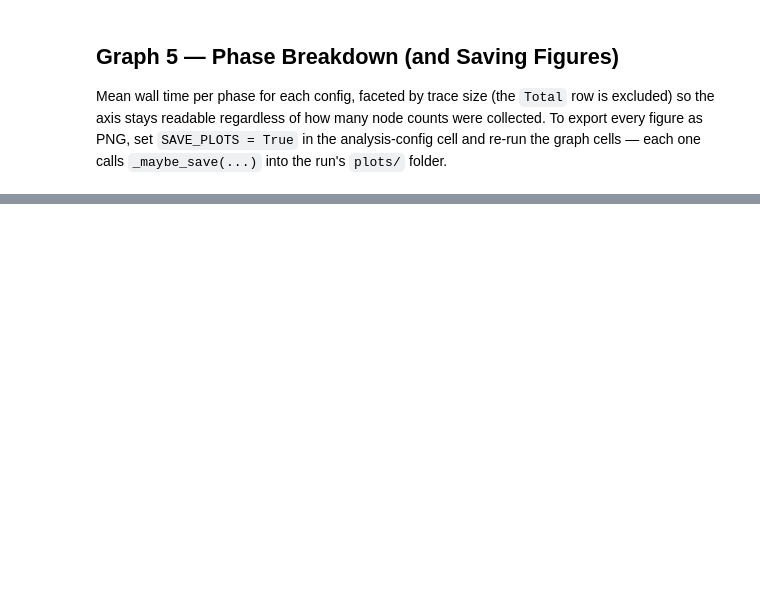
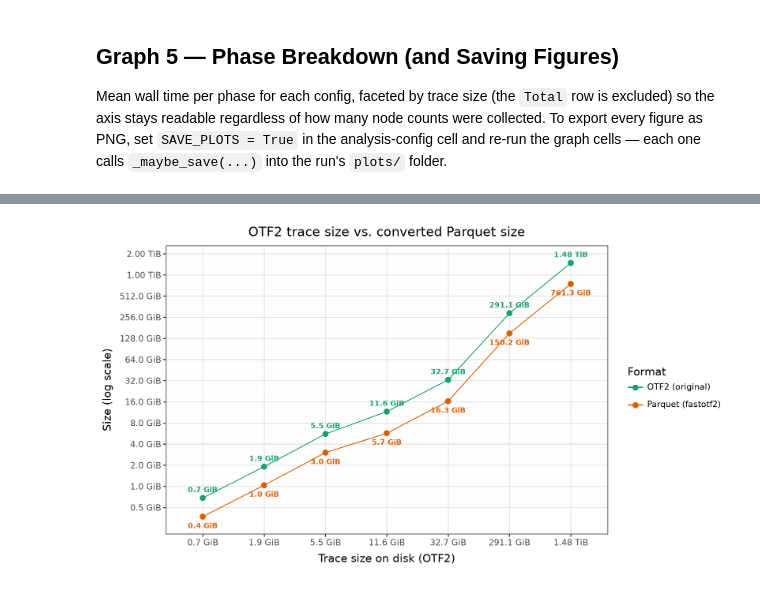
Before and after one commit to hpc-ai-adv-dev/fastotf2, a Jupyter notebook: workflows/scaling/converter-scaling-new.ipynb, the cells around one changed output, grey strips where cells are left out. Saved outputs shown, nothing was run; the diff lists cells and outputs as text; code cells hidden in the pictures; blank space fills up the shorter version.

Commit message:
Add new ampere comparison notebook
Signed-off-by: Shreyas Khandekar <60454060+ShreyasKhandekar@users.noreply.github.com>

```diff
--- a/workflows/scaling/converter-scaling-new.ipynb
+++ b/workflows/scaling/converter-scaling-new.ipynb
@@ -244,9 +267,9 @@ TRACE_FILE = "traces.otf2"            # file within each trace directory
 # 1024**3, cached to trace_sizes.json (sizes are fixed, so this runs once).
 trace_sizes_gib = workflows.measure_trace_sizes_gib(TRACE_INPUTS, RUN_DIR / "trace_sizes.json")
 
-# Register trace dirs with the e4s-cl profile (so the container can read them).
+# Register trace dirs with THIS notebook's profile (by name), so the container can read them.
 for path in TRACE_INPUTS.values():
-    workflows.run_cmd(f"e4s-cl profile edit --add-files {path}")
+    workflows.run_cmd(f"e4s-cl profile edit {E4S_PROFILE} --add-files {path}")
 
 trace_table = pd.DataFrame(
     [(t, round(trace_sizes_gib[t], 3), TRACE_INPUTS[t]) for t in sorted(TRACE_INPUTS)],
@@ -293,7 +344,7 @@ in `TRACES_TO_INCLUDE` (checked below) — nothing is added implicitly.
 # ============================ EXPERIMENT DESIGN ============================
 SAMPLE_RUN = False   # True: small but real matrix to check the pipeline + graphs.
                      # False: the full sweep.
-DRY_RUN    = True   # True: submit NOTHING in §3 — just print the jobs that WOULD run.
+DRY_RUN    = False   # True: submit NOTHING in §3 — just print the jobs that WOULD run.
                      # (works with either the sample or the full matrix)
 
 COLLECTION_MODE = "STRONG"                        # "STRONG" | "WEAK" | "ALL"
@@ -610,8 +700,10 @@ def build_launch_cmd(nl, trace_path, converter_log, output_dir, timings_subdir):
         srun_args.append("--kill-on-bad-exit=1")
     converter_args = [f"-nl{nl}", trace_path, f"--strategy={STRATEGY}", f"--format={FORMAT}",
                       f"--outputDir={output_dir}", "--log=WARN", f"--timings-csv {timings_subdir}"]
-    return " ".join(["e4s-cl", "launch", f"--image={container_path}", "srun", *srun_args,
-                     "--", entrypoint_path, *converter_args])
+    # Pin --profile so this launch uses OUR profile regardless of what is globally selected
+    # when the batch job actually runs (the ampere notebook may have selected its own since).
+    return " ".join(["e4s-cl", "launch", f"--profile={E4S_PROFILE}", f"--image={container_path}",
+                     "srun", *srun_args, "--", entrypoint_path, *converter_args])
 
 
 def build_job_script(traced_nodes, nl, trace_path, per_run, output_dir, timings_root,
@@ -770,4 +862,5 @@ else:
     print(f"Submitted {n_ok} / {len(manifest)} jobs "
           f"({NUM_TRIALS} trial(s) each, dependency-chained). "
           f"Manifest: {RUN_DIR / manifest_name}")
+
 display(manifest.head(12))
@@ -1407,0 +1645,42 @@ else:
+# %%
+def format_gib(g):
+    """Same formatter as size_label (GiB to one decimal, TiB above 1024) but for an
+    arbitrary size value rather than a trace lookup -- used for axis/point labels below."""
+    return f"{g / 1024:.2f} TiB" if g >= 1024 else f"{g:.1f} GiB"
+
+
+if size_cmp.empty:
+    print("Nothing to plot.")
+else:
+    # Graph A -- OTF2 vs. Parquet size per trace, point + line (same shape as the
+    # fastotf2-bench timing graph), log10 y-axis since sizes span ~0.7 GiB -> ~1.5 TiB.
+    long = size_cmp.melt(id_vars=["trace"], value_vars=["otf2_gib", "parquet_gib"],
+                         var_name="format", value_name="gib")
+    long["format"] = pd.Categorical(
+        long["format"].map({"otf2_gib": "OTF2 (original)", "parquet_gib": "Parquet (fastotf2)"}),
+        categories=["OTF2 (original)", "Parquet (fastotf2)"], ordered=True)
+    long["gib_label"] = long["gib"].map(format_gib)
+
+    _breaks = [b for b in [0.5, 1, 2, 4, 8, 16, 32, 64, 128, 256, 512, 1024, 2048, 4096]
+               if long["gib"].min() / 2 <= b <= long["gib"].max() * 2]
+
+    p_size = (
+        ggplot(long, aes("trace", "gib", color="format", group="format"))
+        + geom_line()
+        + geom_point(size=2.5)
+        # OTF2 is always the larger series (Parquet compresses it), so labels never collide:
+        # nudge OTF2's label up, Parquet's down.
+        + geom_text(long[long["format"] == "OTF2 (original)"], aes(label="gib_label"),
+                    va="bottom", size=7.5, fontweight="bold", nudge_y=0.06, format_string="")
+        + geom_text(long[long["format"] == "Parquet (fastotf2)"], aes(label="gib_label"),
+                    va="top", size=7.5, fontweight="bold", nudge_y=-0.06, format_string="")
+        + scale_y_continuous(trans="log10", breaks=_breaks, labels=[format_gib(b) for b in _breaks])
+        + scale_color_brewer(type="qual", palette="Dark2")
+        + labs(title="OTF2 trace size vs. converted Parquet size",
+               x="Trace size on disk (OTF2)", y="Size (log scale)", color="Format")
+        + theme_bw() + theme(figure_size=(9, 5))
+    )
+    display(p_size)
+    _maybe_save(p_size, "g6a_otf2_vs_parquet_size")
+# %% [output]
+[figure, added]
```
Also changed, not shown: parts of 17 cells of this notebook, 4 other files.
